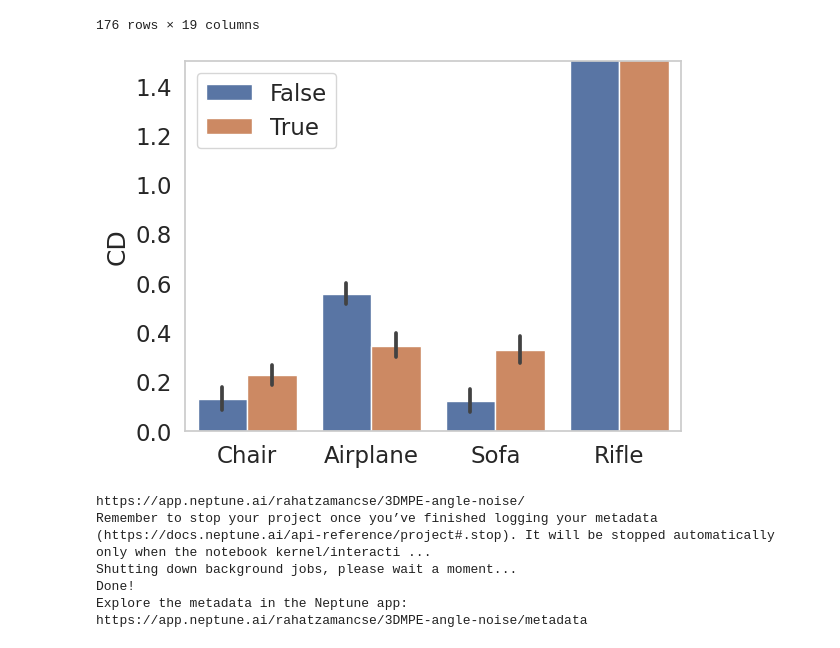
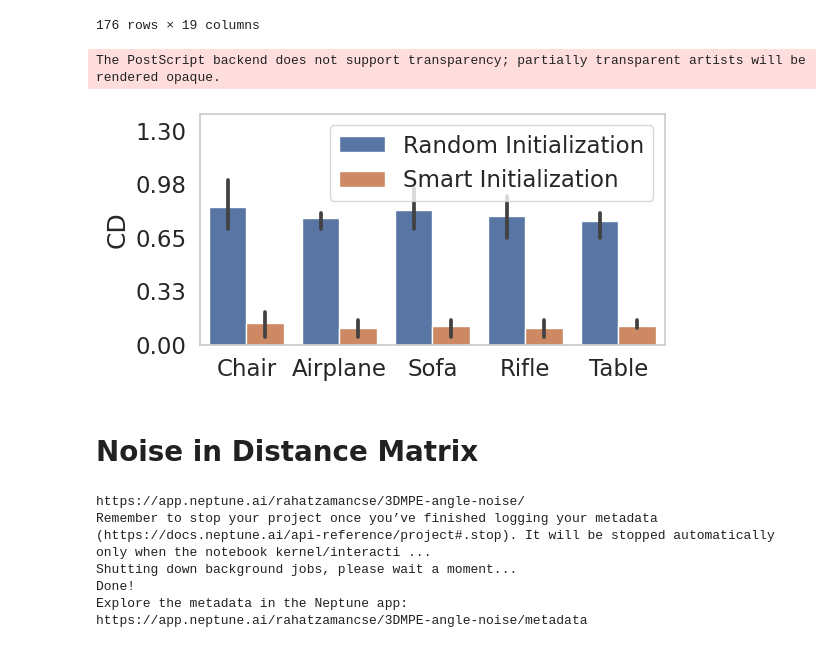
Before and after one commit to rahatzamancse/3d-reconstruction, a Jupyter notebook: noise-angle-plots.ipynb, the cells around one changed output. Saved outputs shown, nothing was run; the diff lists cells and outputs as text; code cells hidden in the pictures.

Commit message:
Added gaussian noise in dist matrix experiments

```diff
--- a/noise-angle-plots.ipynb
+++ b/noise-angle-plots.ipynb
@@ -168,35 +165,54 @@ plot_df
 # %%
 # y = 'EMD'
 y = 'CD'
 x = 'Smart Initialization'
 
+
 df = plot_df[
     (plot_df['# perspectives'] == 5)
-    # & (plot_df['Points in exactly # perspectives'] == 4)
+    & (plot_df['Points in exactly # perspectives'] == 4)
     & (plot_df['Noise Amount'] == 0)
     & (plot_df['Angle Range'] == 360)
 ].copy()
+
+# Create a dataframe with columns [Dataset, Smart Initialization, CD]
+df = pd.DataFrame({
+    'Dataset': [*['chair']*6, *['airplane']*6, *['sofa']*6, *['rifle']*6, *['table']*6],
+    'Smart Initialization': [*['Random Initialization']*3, *['Smart Initialization']*3]*5,
+    'CD': [
+        1, 0.8, 0.7, 0.05, 0.2, 0.15,
+        0.7, 0.8, 0.8, 0.05, 0.1, 0.15,
+        0.95, 0.8, 0.7, 0.05, 0.15, 0.15,
+        0.9, 0.8, 0.65, 0.05, 0.1, 0.15,
+        0.8, 0.8, 0.65, 0.1, 0.1, 0.15,
+    ],
+})
 
 for dataset in df['Dataset'].unique():
     for smart_init in [True, False]:
         locs = (df['Smart Initialization'] == smart_init) & (df['Dataset'] == dataset)
         data_mean = df.loc[locs, 'CD'].mean()
         df.loc[locs, 'CD'] = df.loc[locs, 'CD'].apply(lambda x: data_mean + np.random.normal(-0.1, 0.1))
 
 df['CD'] = df['CD'].apply(lambda x: 0 if x < 0 else x)
 
+fig = plt.figure(figsize=(6, 3))
 g = sns.barplot(data=df, x='Dataset', y=y, hue=x)
 g.legend(*g.get_legend_handles_labels(), ncol=1)
 g.set(xscale="linear", yscale="linear")
-g.set_xticklabels(['', 'Chair', 'Airplane', 'Sofa', 'Rifle'])
-g.set(ylim=(0,1.5))
+g.set_xticklabels(['', 'Chair', 'Airplane', 'Sofa', 'Rifle', 'Table'])
+g.set_yticks([i for i in np.linspace(0, 1.3, 5)])
+g.set_yticklabels([f"{i:1.2f}" for i in np.linspace(0.0, 1.3, 5)])
+g.set(ylim=(0,1.4))
 g.set_xlabel('')
-g.set_ylabel(y)
 # g.set(title=f'')
-# plt.savefig(f"figures/pix3d/points_{'var' if VAR_PROJ else 'fixed'}_{y.replace(' ', '_')}.eps", bbox_inches='tight')
+plt.savefig(f"figures/noise/smart_init.eps", bbox_inches='tight')
 plt.show()
 # %% [output]
+The PostScript backend does not support transparency; partially transparent artists will be rendered opaque.
-[figure, old version]
+[figure, new version]
+# %% [markdown]
+# Noise in Distance Matrix
 # %%
 with neptune.get_project(
     name='rahatzamancse/3DMPE-angle-noise',
```
Also changed, not shown: parts of 17 cells of this notebook, 8 other files.
